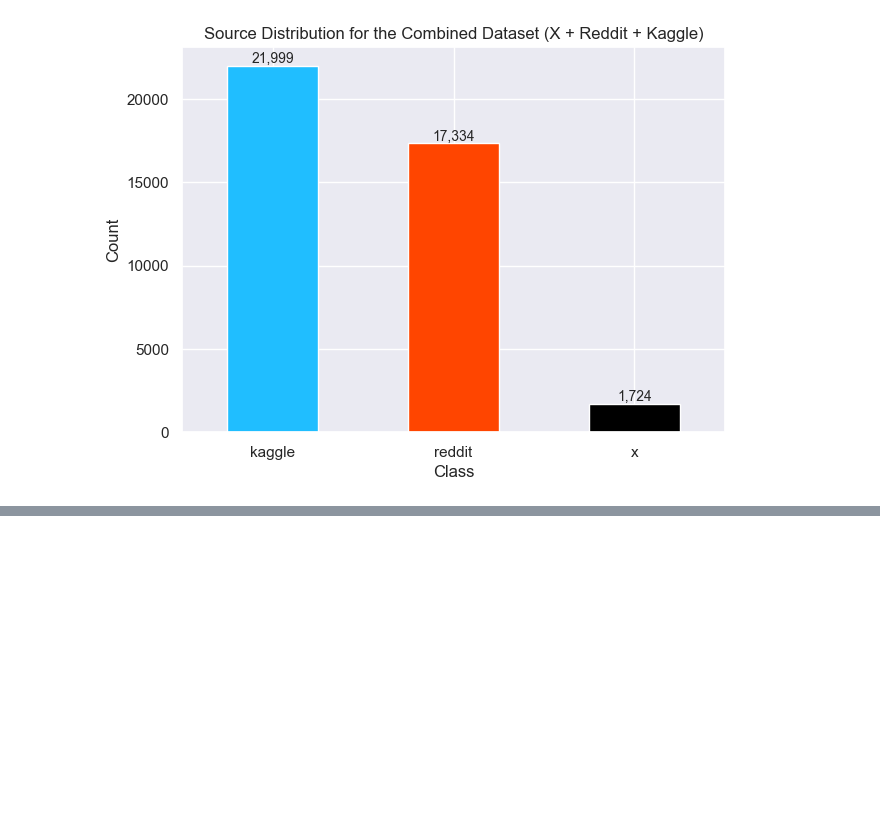
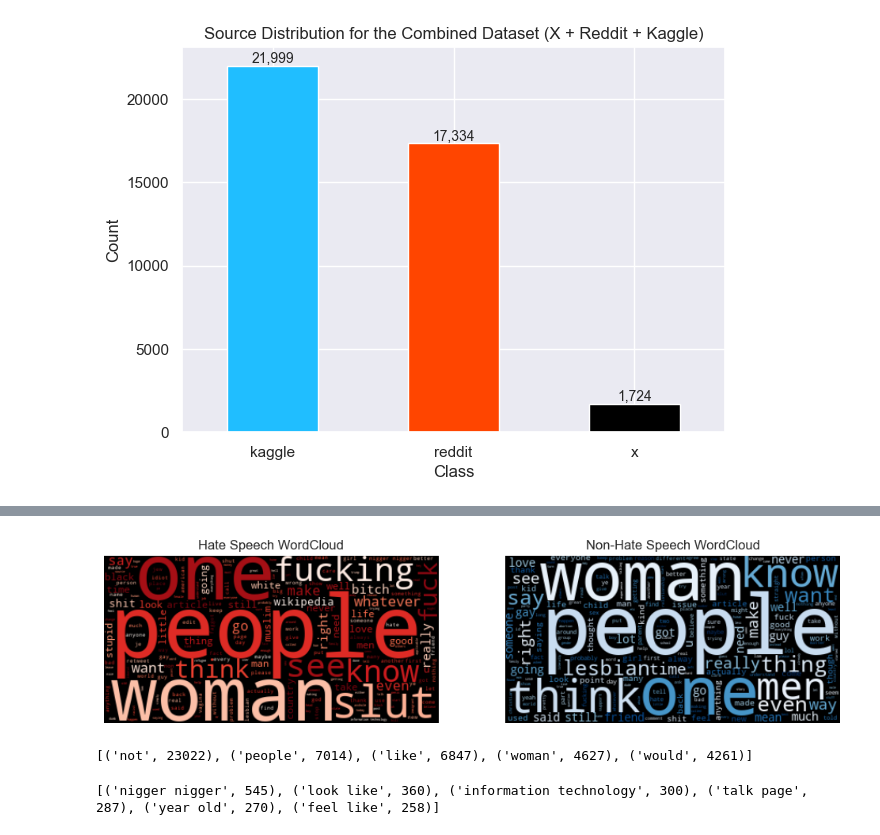
Before and after one commit to dud3yyy/Hate_Speech_Detection_Thesis, a Jupyter notebook: notebooks/4.0.EDA.ipynb, the cells around one changed output, grey strips where cells are left out. Cells and saved outputs as stored; diff of their text form; code cells hidden in the pictures; blank space fills up the shorter version.

```diff
--- a/notebooks/4.0.EDA.ipynb
+++ b/notebooks/4.0.EDA.ipynb
@@ -96,0 +124,41 @@ plt.show()
+# %%
+hate_speech = " ".join(_df[_df['label'] == 1]['processed_text'].astype(str))
+non_hate_speech = " ".join(_df[_df['label'] == 0]['processed_text'].astype(str))
+
+plt.figure(figsize=(12, 5))
+
+plt.subplot(1, 2, 1)
+wc = WordCloud(background_color="black", colormap="Reds", max_words=200).generate(hate_speech)
+plt.imshow(wc, interpolation="bilinear")
+plt.axis("off")
+plt.title("Hate Speech WordCloud")
+
+plt.subplot(1, 2, 2)
+wc = WordCloud(background_color="black", colormap="Blues", max_words=200).generate(non_hate_speech)
+plt.imshow(wc, interpolation="bilinear")
+plt.axis("off")
+plt.title("Non-Hate Speech WordCloud")
+
+plt.show()
+# %% [output]
+[figure, added]
+# %%
+
+all_words = " ".join(_df['processed_text'].astype(str)).split()
+word_counts = Counter(all_words)
+print(word_counts.most_common(5))
+# %% [output]
+[('not', 23022), ('people', 7014), ('like', 6847), ('woman', 4627), ('would', 4261)]
+# %%
+vectorizer = CountVectorizer(ngram_range=(2,2), stop_words='english')
+X = vectorizer.fit_transform(_df['processed_text'].astype('str'))
+
+sum_words = np.array(X.sum(axis=0)).flatten()
+
+
+words_freq = [(word, sum_words[idx]) for word, idx in vectorizer.vocabulary_.items()]
+words_freq = sorted(words_freq, key=lambda x: x[1], reverse=True)
+
+print(words_freq[:6])
+# %% [output]
+[('nigger nigger', 545), ('look like', 360), ('information technology', 300), ('talk page', 287), ('year old', 270), ('feel like', 258)]
```
Also changed, not shown: parts of 8 cells of this notebook.
